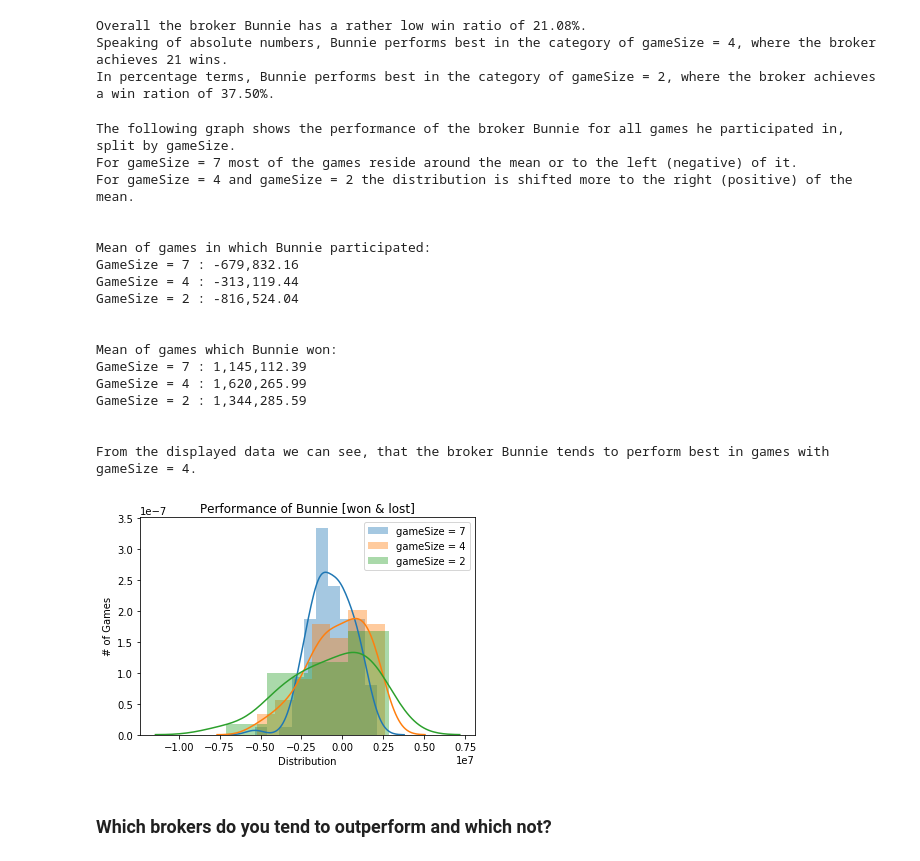
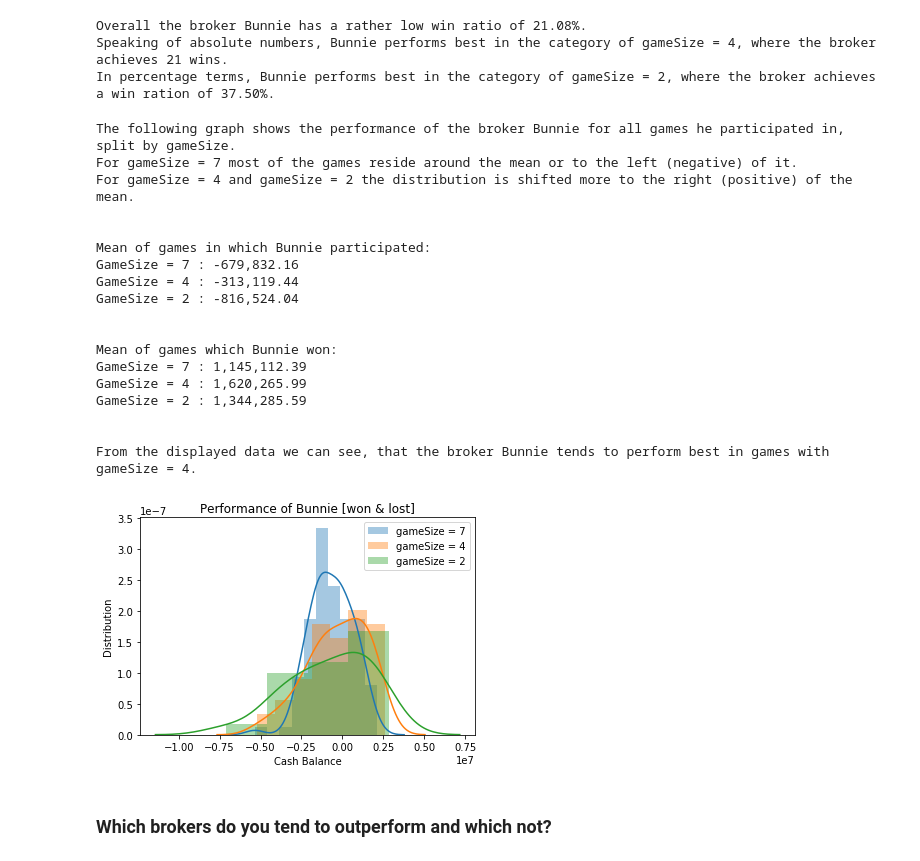
Before and after one commit to G4mble/AAA_IndividualAssignment, a Jupyter notebook: 01_code/Task_Description.ipynb, the cells around one changed output. Saved outputs shown, nothing was run; the diff lists cells and outputs as text; code cells hidden in the pictures.

```diff
--- a/01_code/Task_Description.ipynb
+++ b/01_code/Task_Description.ipynb
@@ -246,36 +246,36 @@ print("GameSize = 4 : " + formatString.format(mean_gameSize_4_gamesWon))
 print("GameSize = 2 : " + formatString.format(mean_gameSize_2_gamesWon))
 
 print("\n")
 print("From the displayed data we can see, that the broker Bunnie tends to perform best in games with gameSize = 4.")
 
 sns.distplot(data__bunnie_participates_gameSize_7["Bunnie"])
 sns.distplot(data__bunnie_participates_gameSize_4["Bunnie"])
 performancePlot_total = sns.distplot(data__bunnie_participates_gameSize_2["Bunnie"])
 performancePlot_total.set_title("Performance of Bunnie [won & lost]")
-performancePlot_total.set_xlabel("Distribution")
-performancePlot_total.set_ylabel("# of Games")
+performancePlot_total.set_xlabel("Cash Balance")
+performancePlot_total.set_ylabel("Distribution")
 performancePlot_total.legend(["gameSize = 7", "gameSize = 4", "gameSize = 2"])
 plt.show();
 # %% [output]
 The following graph shows the performance of the broker Bunnie for all games he participated in, split by gameSize.
 For gameSize = 7 most of the games reside around the mean or to the left (negative) of it.
 For gameSize = 4 and gameSize = 2 the distribution is shifted more to the right (positive) of the mean.
 
 
 Mean of games in which Bunnie participated:
 GameSize = 7 : -679,832.16
 GameSize = 4 : -313,119.44
 GameSize = 2 : -816,524.04
 
 
 Mean of games which Bunnie won:
 GameSize = 7 : 1,145,112.39
 GameSize = 4 : 1,620,265.99
 GameSize = 2 : 1,344,285.59
 
 
 From the displayed data we can see, that the broker Bunnie tends to perform best in games with gameSize = 4.
-[figure, old version]
+[figure, new version]
 # %% [markdown]
 ### Which brokers do you tend to outperform and which not?
 # %%
```
Also changed, not shown: parts of 2 cells of this notebook.
